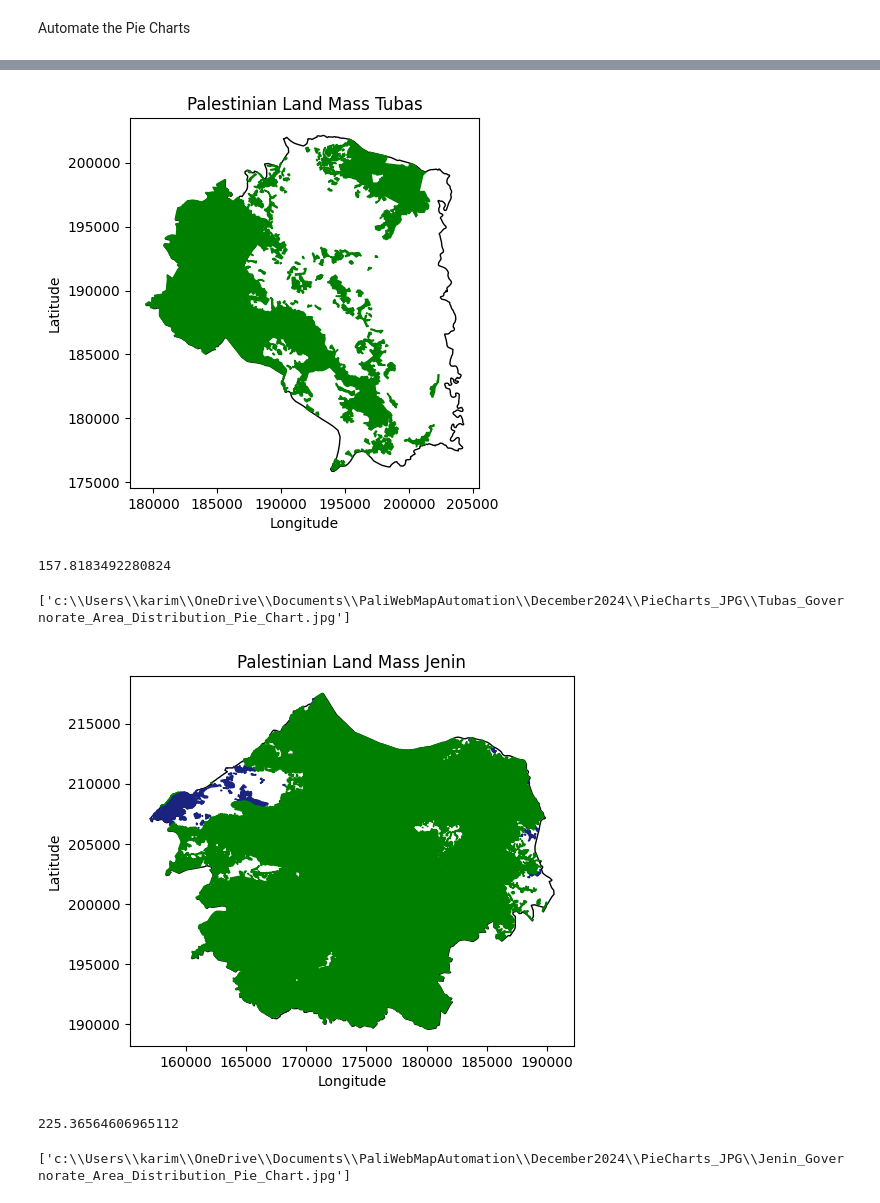
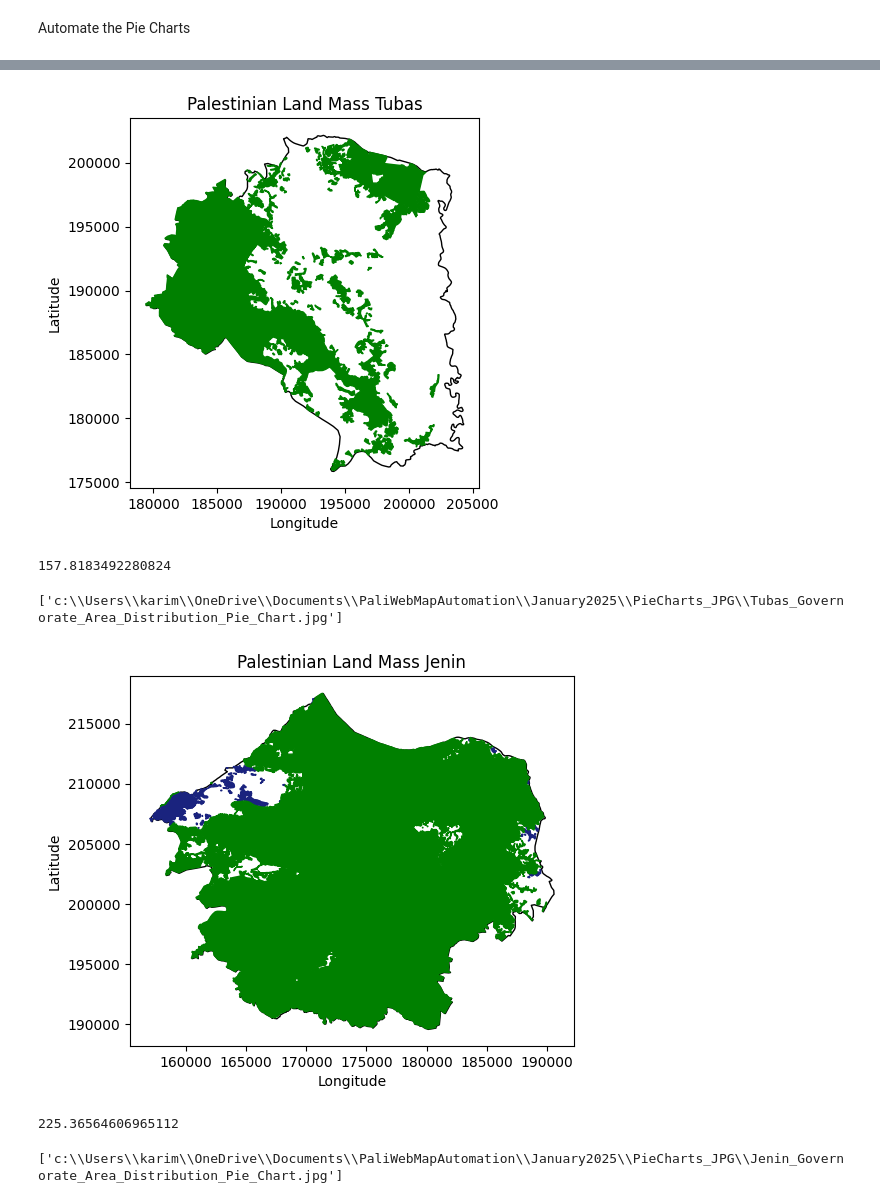
Before and after one commit to MappyKK/Palestinian-Land-Demographics-GIS-Automation, a Jupyter notebook: Automation.ipynb, the cells around one changed output, grey strips where cells are left out. Saved outputs shown, nothing was run; the diff lists cells and outputs as text; code cells hidden in the pictures.

```diff
--- a/Automation.ipynb
+++ b/Automation.ipynb
@@ -8,8 +8,8 @@ import plotly.io as pio
 import imgkit
 from html2image import Html2Image
 # %%
-Palestinian_Land_Mass = gpd.read_file('December2024\PalestinianLandMass.geojson')
-Seam_Zone = gpd.read_file('December2024\PalestinianSeamZoneLand.geojson')
+Palestinian_Land_Mass = gpd.read_file('January2025\PalestinianLandMass.geojson')
+Seam_Zone = gpd.read_file('January2025\PalestinianSeamZoneLand.geojson')
 East_Jerusalem = gpd.read_file('BoundariesFiles\EastJerusalemBoundary.geojson')
 Oslo_Agreement = gpd.read_file('BoundariesFiles\OsloAgreementJurisdictionBorders.geojson')
 Governorates_WB = gpd.read_file('BoundariesFiles\WestBankGovernorates.geojson')
@@ -1595,40 +1599,40 @@ fig.update_layout(
             text="*Undeveloped/Israeli is land that is currently undeveloped by anyone or land that is developed by Israelis in Area C",
             x=0.7,
             y=0.05,
             showarrow=False,
             font=dict(color='white', size=12),
             xanchor='center'
         ),
         dict(
-            text="December 2024<br>© Palestinian Land Demographics 2024",
+            text="January 2025<br>© Palestinian Land Demographics 2025",
             x=1.05,
             y=0.25,
             showarrow=False,
             font=dict(color='white', size=12),
             xanchor='left',
             yanchor='top'
         )
     ],
     width=1000,                  # width and height of the pie chart
     height=1000
 )
 
-fig.write_html('December2024\PieCharts_HTML\Tubas_Governorate_Area_Distribution_Pie_Chart.html')
+fig.write_html('January2025\PieCharts_HTML\Tubas_Governorate_Area_Distribution_Pie_Chart.html')
 fig.show()
 
 hti = Html2Image(size=(1000, 1000))
 # Set the output path
-hti.output_path = 'December2024/PieCharts_JPG'
+hti.output_path = 'January2025/PieCharts_JPG'
 
 # Take a screenshot of the HTML file and save it as a JPG file
 hti.screenshot(
-    html_file='December2024/PieCharts_HTML/Tubas_Governorate_Area_Distribution_Pie_Chart.html',
+    html_file='January2025/PieCharts_HTML/Tubas_Governorate_Area_Distribution_Pie_Chart.html',
     save_as='Tubas_Governorate_Area_Distribution_Pie_Chart.jpg'
 )
 # %% [output]
-[figure, old version]
+[figure, new version]
 157.8183492280824
-['c:\\Users\\karim\\OneDrive\\Documents\\PaliWebMapAutomation\\December2024\\PieCharts_JPG\\Tubas_Governorate_Area_Distribution_Pie_Chart.jpg']
+['c:\\Users\\karim\\OneDrive\\Documents\\PaliWebMapAutomation\\January2025\\PieCharts_JPG\\Tubas_Governorate_Area_Distribution_Pie_Chart.jpg']
 # %%
 # Jenin Governorate
 West_Bank_Governorates = Governorates_WB[Governorates_WB['Governorates_Code'] < 2000]
@@ -1713,7 +1717,7 @@ fig.update_layout(
             xanchor='center'
         ),
         dict(
-            text="December 2024<br>© Palestinian Land Demographics 2024",
+            text="January 2025<br>© Palestinian Land Demographics 2025",
             x=1.05,
             y=0.25,
             showarrow=False,
@@ -1726,19 +1730,19 @@ fig.update_layout(
     height=1000
 )
 
-fig.write_html('December2024\PieCharts_HTML\Jenin_Governorate_Area_Distribution_Pie_Chart.html')
+fig.write_html('January2025\PieCharts_HTML\Jenin_Governorate_Area_Distribution_Pie_Chart.html')
 fig.show()
 
 hti = Html2Image(size=(1000, 1000))
 # Set the output path
-hti.output_path = 'December2024/PieCharts_JPG'
+hti.output_path = 'January2025/PieCharts_JPG'
 
 # Take a screenshot of the HTML file and save it as a JPG file
 hti.screenshot(
-    html_file='December2024/PieCharts_HTML/Jenin_Governorate_Area_Distribution_Pie_Chart.html',
+    html_file='January2025/PieCharts_HTML/Jenin_Governorate_Area_Distribution_Pie_Chart.html',
     save_as='Jenin_Governorate_Area_Distribution_Pie_Chart.jpg'
 )
 # %% [output]
-[figure, old version]
+[figure, new version]
 225.36564606965112
-['c:\\Users\\karim\\OneDrive\\Documents\\PaliWebMapAutomation\\December2024\\PieCharts_JPG\\Jenin_Governorate_Area_Distribution_Pie_Chart.jpg']
+['c:\\Users\\karim\\OneDrive\\Documents\\PaliWebMapAutomation\\January2025\\PieCharts_JPG\\Jenin_Governorate_Area_Distribution_Pie_Chart.jpg']
```
Also changed, not shown: parts of 18 cells of this notebook.
